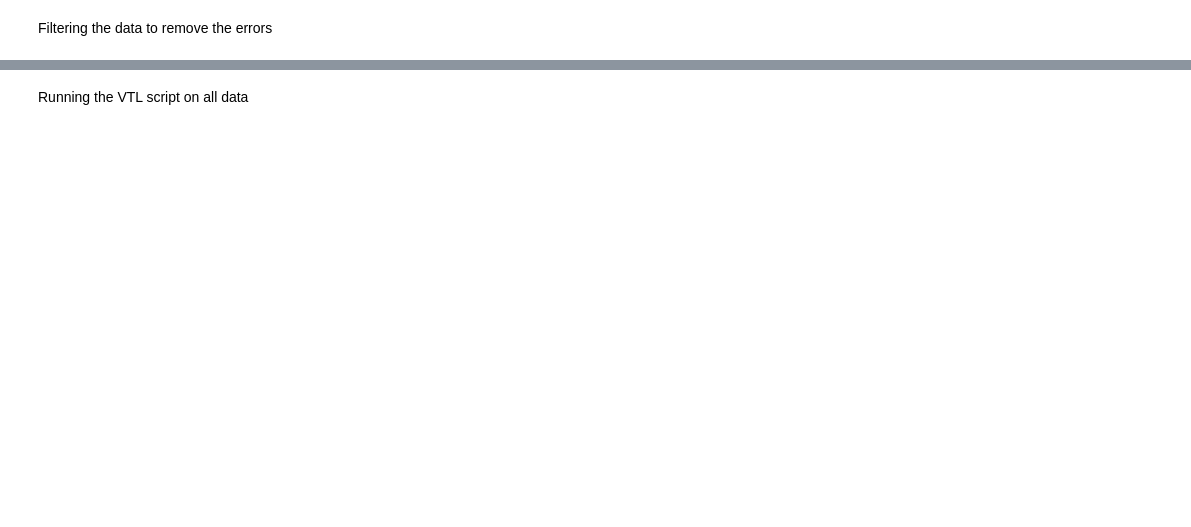
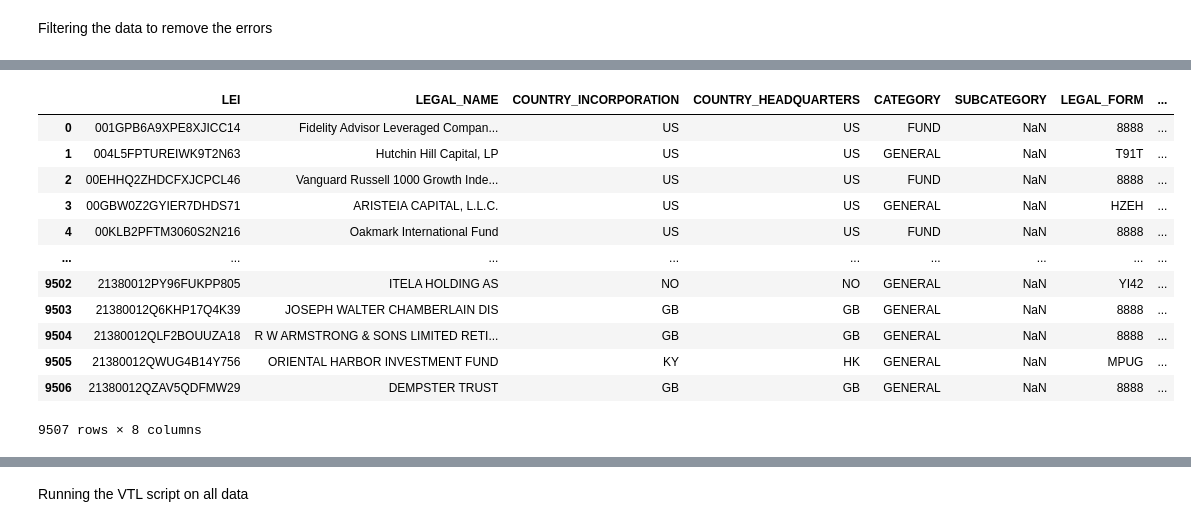
Before and after one commit to Meaningful-Data/intro_pysdmx_webinar, a Jupyter notebook: webinarDataProducersNoText.ipynb, the cells around one changed output, grey strips where cells are left out. Saved outputs shown, nothing was run; the diff lists cells and outputs as text; code cells hidden in the pictures; blank space fills up the shorter version.

```diff
--- a/webinarDataProducersNoText.ipynb
+++ b/webinarDataProducersNoText.ipynb
@@ -13,6 +13,7 @@
 # %%
 #2. Read the downloaded data with Pandas
 import pandas as pd
+pd.set_option('display.max_rows', 10)
 
 file_name = '20250125-1600-gleif-goldencopy-lei2-golden-copy.csv'
 
@@ -108,3 +162,19 @@ print(f"Number of LEIs remaining: {len(valid_data)}")
+# %%
+display(valid_data)
+# %% [output]
+|  | LEI | LEGAL_NAME | COUNTRY_INCORPORATION | COUNTRY_HEADQUARTERS | CATEGORY | SUBCATEGORY | LEGAL_FORM | ... |
+| 0 | 001GPB6A9XPE8XJICC14 | Fidelity Advisor Leveraged Compan... | US | US | FUND | NaN | 8888 | ... |
+| 1 | 004L5FPTUREIWK9T2N63 | Hutchin Hill Capital, LP | US | US | GENERAL | NaN | T91T | ... |
+| 2 | 00EHHQ2ZHDCFXJCPCL46 | Vanguard Russell 1000 Growth Inde... | US | US | FUND | NaN | 8888 | ... |
+| 3 | 00GBW0Z2GYIER7DHDS71 | ARISTEIA CAPITAL, L.L.C. | US | US | GENERAL | NaN | HZEH | ... |
+| 4 | 00KLB2PFTM3060S2N216 | Oakmark International Fund | US | US | FUND | NaN | 8888 | ... |
+| ... | ... | ... | ... | ... | ... | ... | ... | ... |
+| 9502 | 21380012PY96FUKPP805 | ITELA HOLDING AS | NO | NO | GENERAL | NaN | YI42 | ... |
+| 9503 | 21380012Q6KHP17Q4K39 | JOSEPH WALTER CHAMBERLAIN DIS | GB | GB | GENERAL | NaN | 8888 | ... |
+| 9504 | 21380012QLF2BOUUZA18 | R W ARMSTRONG & SONS LIMITED RETI... | GB | GB | GENERAL | NaN | 8888 | ... |
+| 9505 | 21380012QWUG4B14Y756 | ORIENTAL HARBOR INVESTMENT FUND | KY | HK | GENERAL | NaN | MPUG | ... |
+| 9506 | 21380012QZAV5QDFMW29 | DEMPSTER TRUST | GB | GB | GENERAL | NaN | 8888 | ... |
+9507 rows × 8 columns
 # %% [markdown]
 ## Using VTL to perform calculations
 
```
Also changed, not shown: parts of 11 cells of this notebook.
